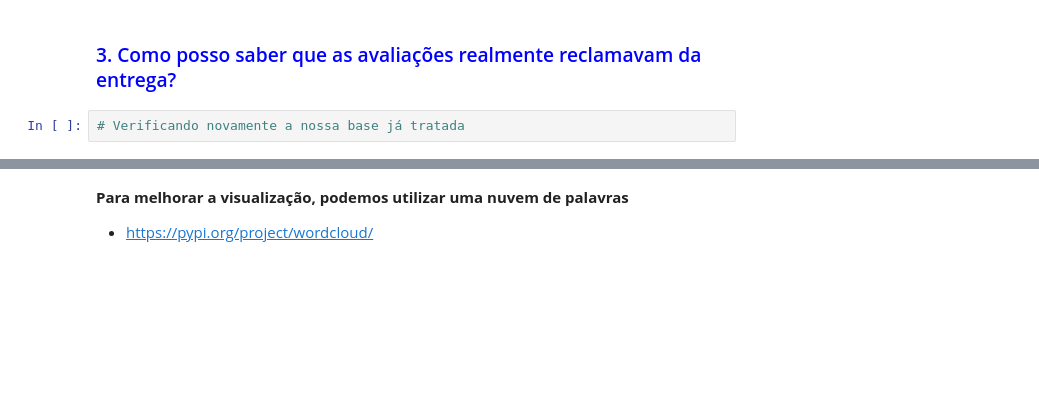
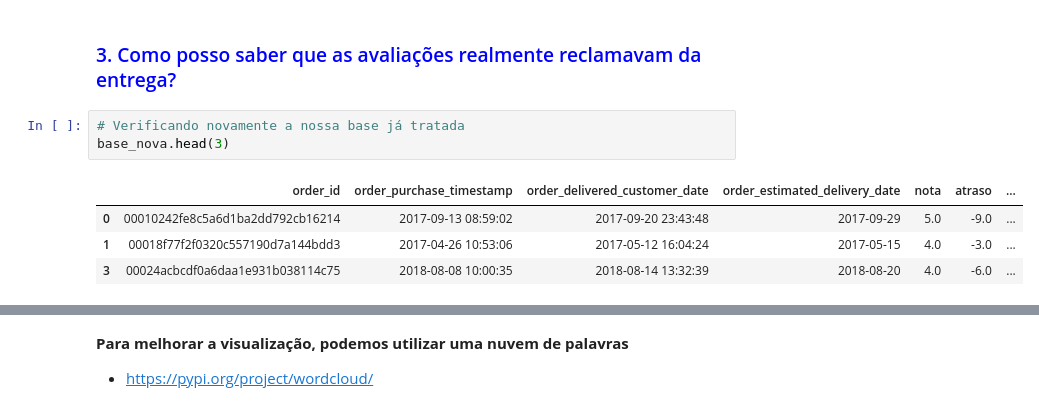
Before and after one commit to PauloViniciusR/SQL, a Jupyter notebook: Storytelling_sql/notebook/avaliacao.ipynb, the cells around one changed output, grey strips where cells are left out. Saved outputs shown, nothing was run; the diff lists cells and outputs as text; blank space fills up the shorter version.

```diff
--- a/Storytelling_sql/notebook/avaliacao.ipynb
+++ b/Storytelling_sql/notebook/avaliacao.ipynb
@@ -556,5 +556,11 @@ plt.show()
 ### <font color='blue'> 3. Como posso saber que as avaliações realmente reclamavam da entrega? </font>
 # %%
 # Verificando novamente a nossa base já tratada
+base_nova.head(3)
+# %% [output]
+|  | order_id | order_purchase_timestamp | order_delivered_customer_date | order_estimated_delivery_date | nota | atraso | ... |
+| 0 | 00010242fe8c5a6d1ba2dd792cb16214 | 2017-09-13 08:59:02 | 2017-09-20 23:43:48 | 2017-09-29 | 5.0 | -9.0 | ... |
+| 1 | 00018f77f2f0320c557190d7a144bdd3 | 2017-04-26 10:53:06 | 2017-05-12 16:04:24 | 2017-05-15 | 4.0 | -3.0 | ... |
+| 3 | 00024acbcdf0a6daa1e931b038114c75 | 2018-08-08 10:00:35 | 2018-08-14 13:32:39 | 2018-08-20 | 4.0 | -6.0 | ... |
 # %%
 # E a base de avaliações
```
Also changed, not shown: parts of 5 cells of this notebook.
